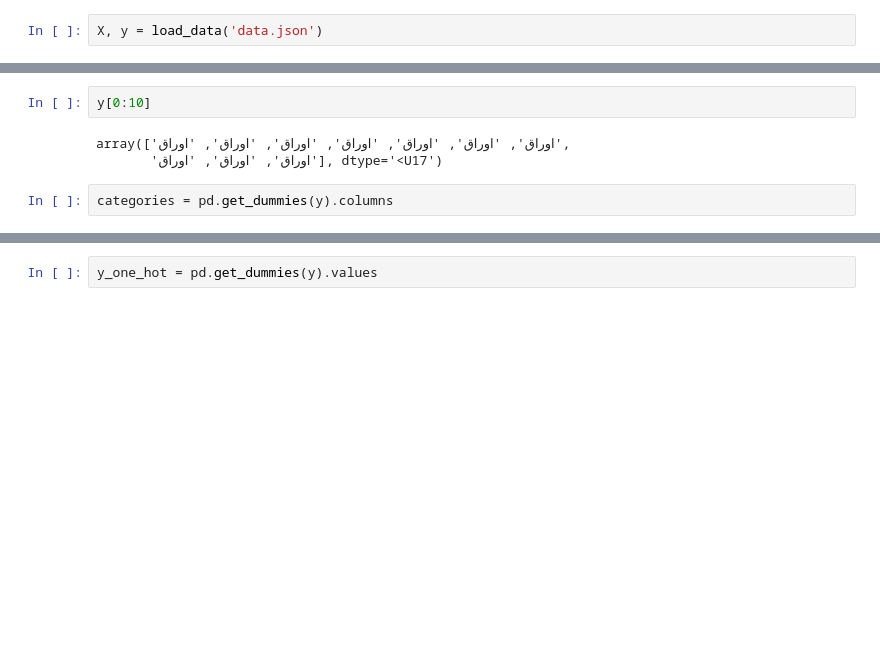
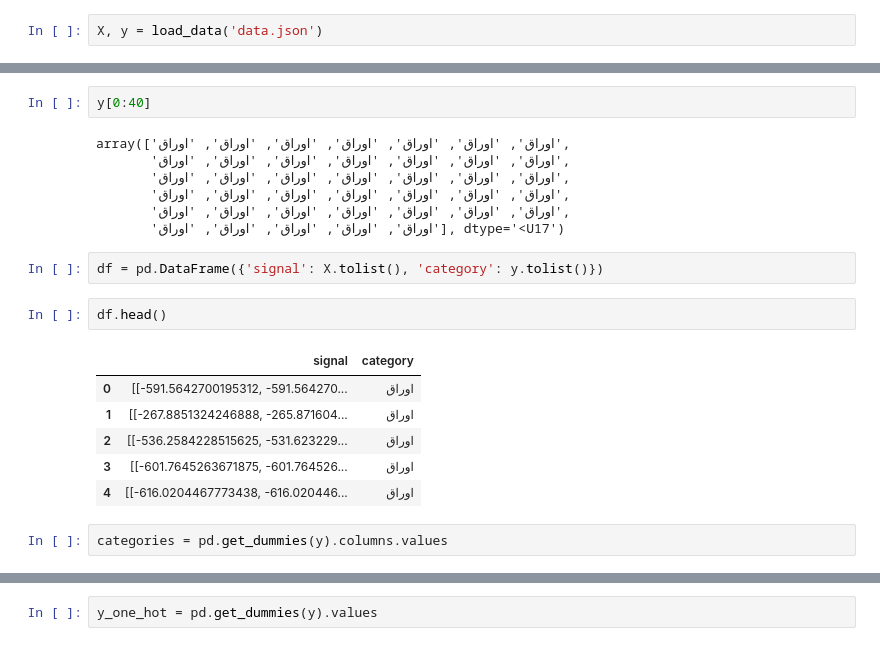
Before and after one commit to danfarh/speech-recognition, a Jupyter notebook: speech_recognition.ipynb, the cells around one changed output, grey strips where cells are left out. Drawn from its saved outputs; the diff is of its cells as text; blank space fills up the shorter version.

```diff
--- a/speech_recognition.ipynb
+++ b/speech_recognition.ipynb
@@ -127,10 +60,25 @@ X.shape
 # %%
-y[0:10]
+y[0:40]
 # %% [output]
 array(['اوراق', 'اوراق', 'اوراق', 'اوراق', 'اوراق', 'اوراق', 'اوراق',
-       'اوراق', 'اوراق', 'اوراق'], dtype='<U17')
+       'اوراق', 'اوراق', 'اوراق', 'اوراق', 'اوراق', 'اوراق', 'اوراق',
+       'اوراق', 'اوراق', 'اوراق', 'اوراق', 'اوراق', 'اوراق', 'اوراق',
+       'اوراق', 'اوراق', 'اوراق', 'اوراق', 'اوراق', 'اوراق', 'اوراق',
+       'اوراق', 'اوراق', 'اوراق', 'اوراق', 'اوراق', 'اوراق', 'اوراق',
+       'اوراق', 'اوراق', 'اوراق', 'اوراق', 'اوراق'], dtype='<U17')
+# %%
+df = pd.DataFrame({'signal': X.tolist(), 'category': y.tolist()})
+# %%
+df.head()
+# %% [output]
+|  | signal | category |
+| 0 | [[-591.5642700195312, -591.564270... | اوراق |
+| 1 | [[-267.8851324246888, -265.871604... | اوراق |
+| 2 | [[-536.2584228515625, -531.623229... | اوراق |
+| 3 | [[-601.7645263671875, -601.764526... | اوراق |
+| 4 | [[-616.0204467773438, -616.020446... | اوراق |
 # %%
-categories = pd.get_dummies(y).columns
+categories = pd.get_dummies(y).columns.values
 # %%
 categories
 # %% [output]
```
Also changed, not shown: parts of 37 cells of this notebook, 2 other files.
